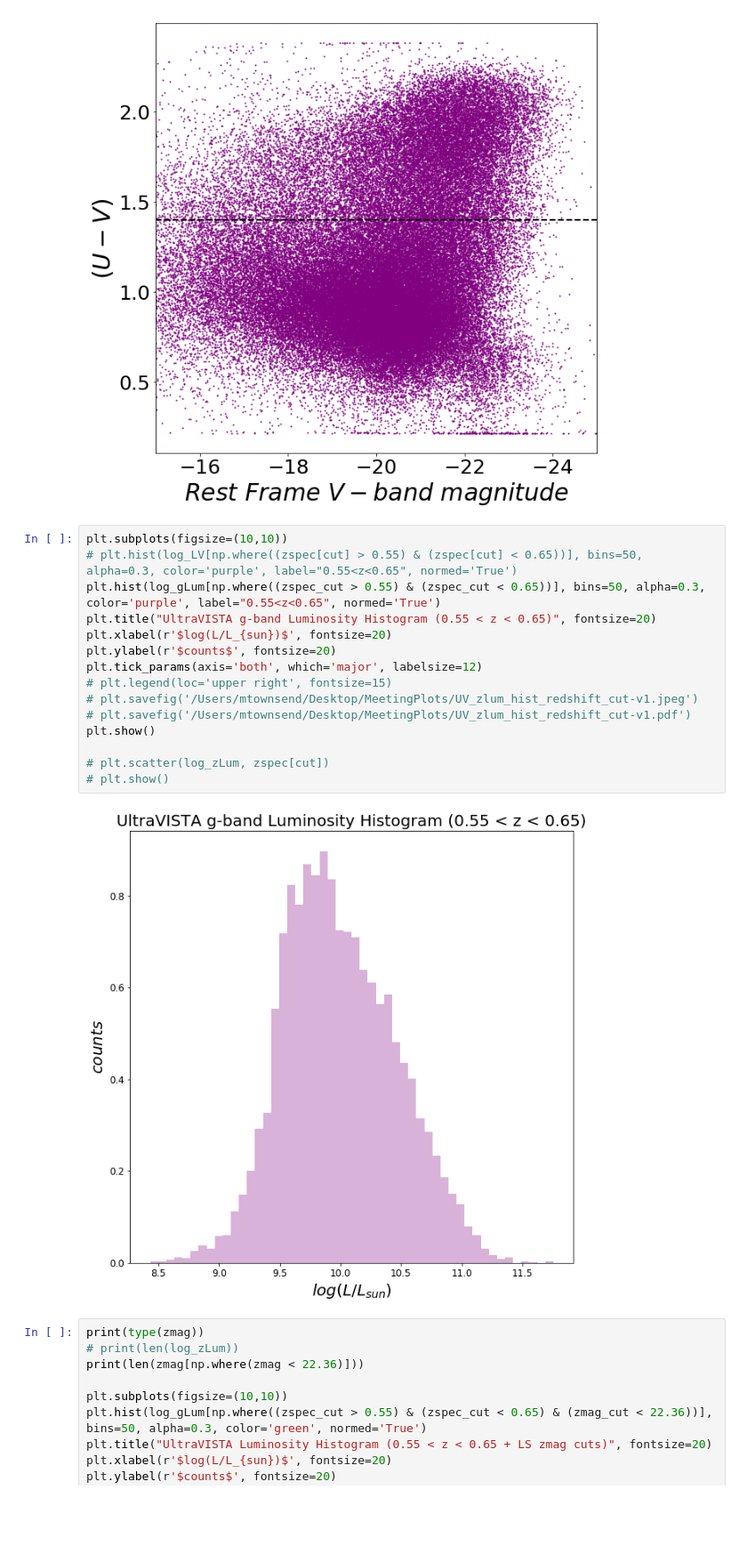
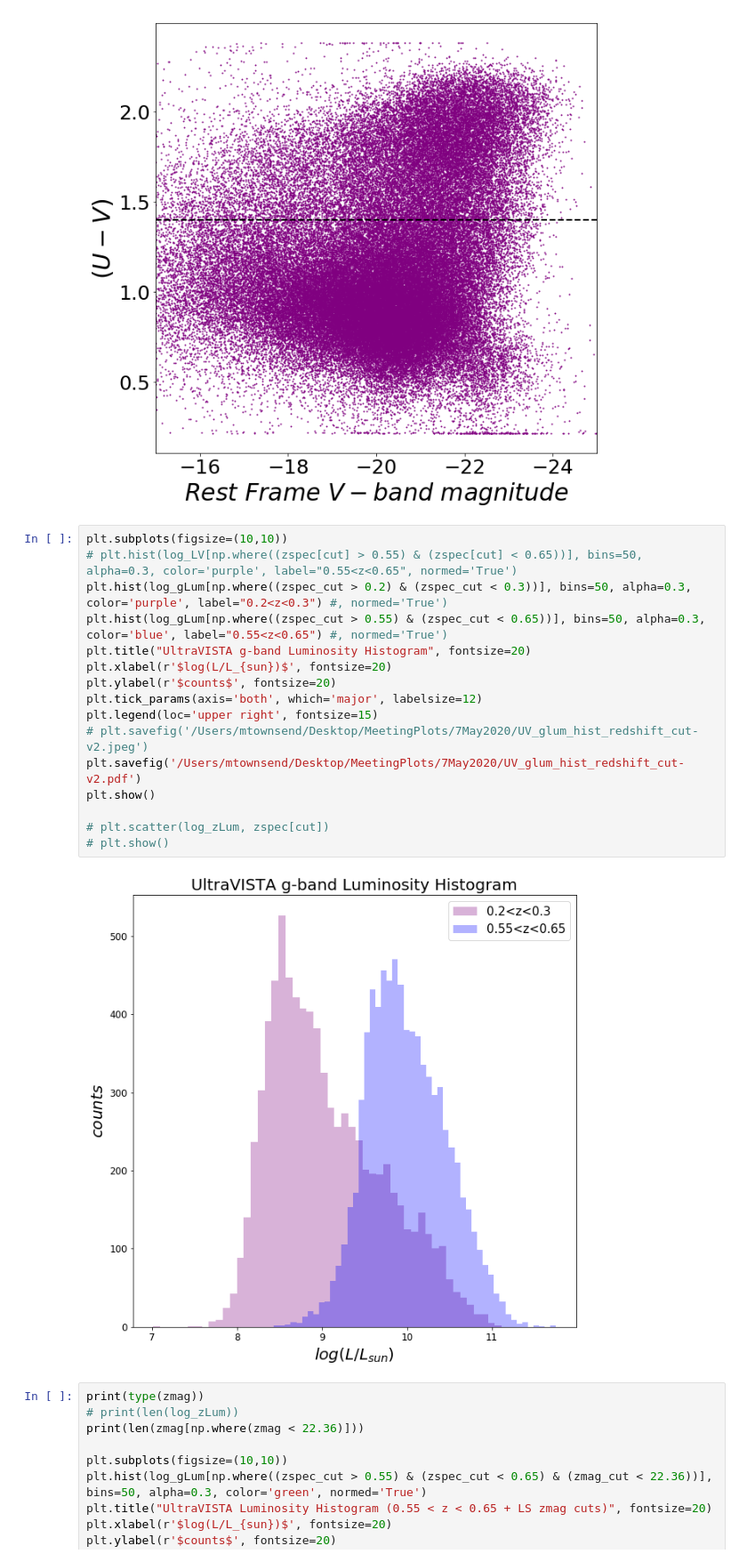
Before and after one commit to metownsend/LRG-Sats, a Jupyter notebook: ultraVISTA_analysis.ipynb, the cells around one changed output. Shown at 89% size. Cells and saved outputs as stored; diff of their text form; blank space fills up the shorter version.

```diff
--- a/ultraVISTA_analysis.ipynb
+++ b/ultraVISTA_analysis.ipynb
@@ -301,20 +301,21 @@ plt.show()
 # %%
 plt.subplots(figsize=(10,10))
 # plt.hist(log_LV[np.where((zspec[cut] > 0.55) & (zspec[cut] < 0.65))], bins=50, alpha=0.3, color='purple', label="0.55<z<0.65", normed='True')
-plt.hist(log_gLum[np.where((zspec_cut > 0.55) & (zspec_cut < 0.65))], bins=50, alpha=0.3, color='purple', label="0.55<z<0.65", normed='True')
-plt.title("UltraVISTA g-band Luminosity Histogram (0.55 < z < 0.65)", fontsize=20)
+plt.hist(log_gLum[np.where((zspec_cut > 0.2) & (zspec_cut < 0.3))], bins=50, alpha=0.3, color='purple', label="0.2<z<0.3") #, normed='True')
+plt.hist(log_gLum[np.where((zspec_cut > 0.55) & (zspec_cut < 0.65))], bins=50, alpha=0.3, color='blue', label="0.55<z<0.65") #, normed='True')
+plt.title("UltraVISTA g-band Luminosity Histogram", fontsize=20)
 plt.xlabel(r'$log(L/L_{sun})$', fontsize=20)
 plt.ylabel(r'$counts$', fontsize=20)
 plt.tick_params(axis='both', which='major', labelsize=12)
-# plt.legend(loc='upper right', fontsize=15)
-# plt.savefig('/Users/mtownsend/Desktop/MeetingPlots/UV_zlum_hist_redshift_cut-v1.jpeg')
-# plt.savefig('/Users/mtownsend/Desktop/MeetingPlots/UV_zlum_hist_redshift_cut-v1.pdf')
+plt.legend(loc='upper right', fontsize=15)
+# plt.savefig('/Users/mtownsend/Desktop/MeetingPlots/7May2020/UV_glum_hist_redshift_cut-v2.jpeg')
+plt.savefig('/Users/mtownsend/Desktop/MeetingPlots/7May2020/UV_glum_hist_redshift_cut-v2.pdf')
 plt.show()
 
 # plt.scatter(log_zLum, zspec[cut])
 # plt.show()
 # %% [output]
-[figure, old version]
+[figure, new version]
 # %%
 print(type(zmag))
 # print(len(log_zLum))
```
Also changed, not shown: parts of 4 cells of this notebook.
